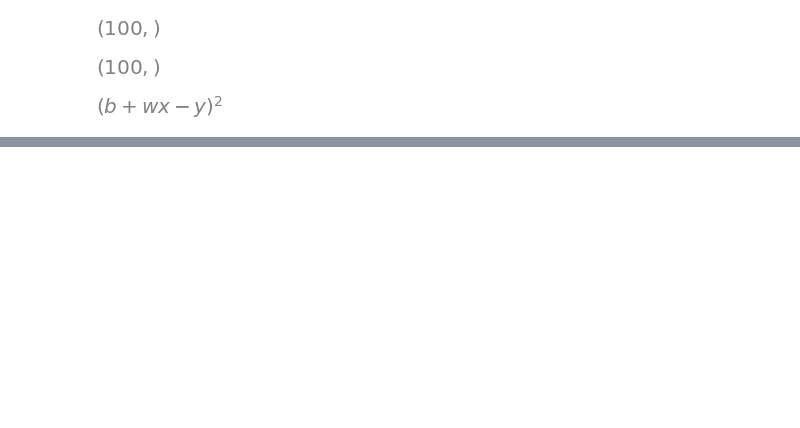
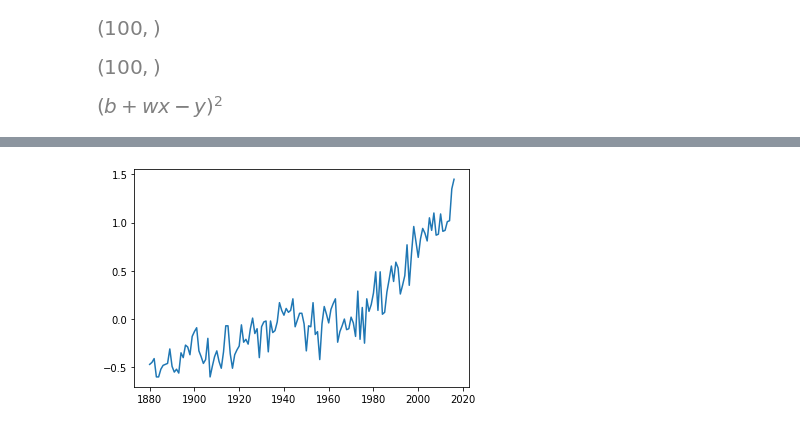
Before and after one commit to leadawon/Natrual_Language_P, a Jupyter notebook: Machine_Learning/Simple_Linear_Regression.ipynb, the cells around one changed output, grey strips where cells are left out. Drawn from its saved outputs; the diff is of its cells as text; code cells hidden in the pictures; blank space fills up the shorter version.

```diff
--- a/Machine_Learning/Simple_Linear_Regression.ipynb
+++ b/Machine_Learning/Simple_Linear_Regression.ipynb
@@ -66,0 +104,4 @@ cost_function
+# %%
+fname = "land_global_temperature_anomaly-1880-2016.csv"
+
+year,temp_anomaly = numpy.loadtxt(fname,delimiter=",",skiprows=5,unpack=True)
@@ -66,0 +111,4 @@ cost_function
+# %%
+pyplot.plot(year,temp_anomaly);
+# %% [output]
+[figure, added]
```
Also changed, not shown: parts of 12 cells of this notebook, 1 other file.
